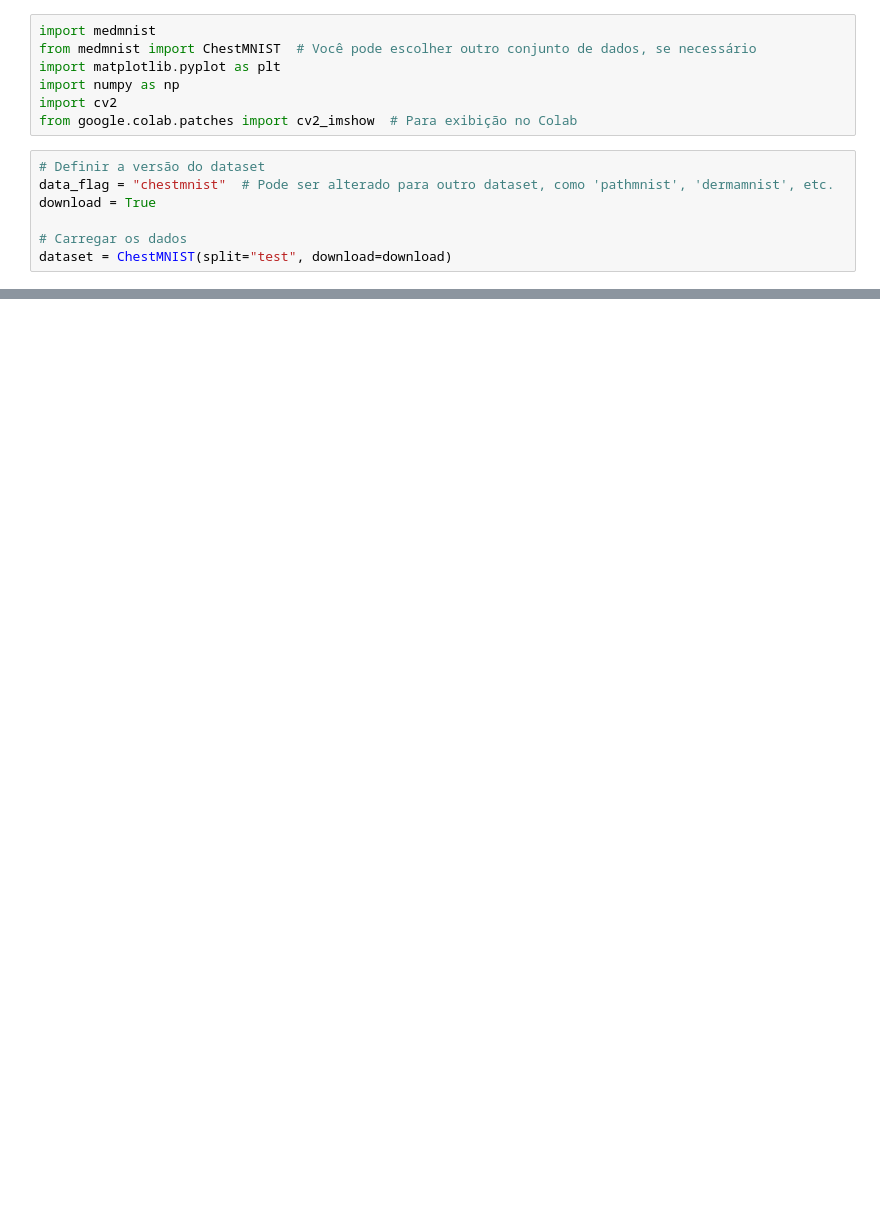
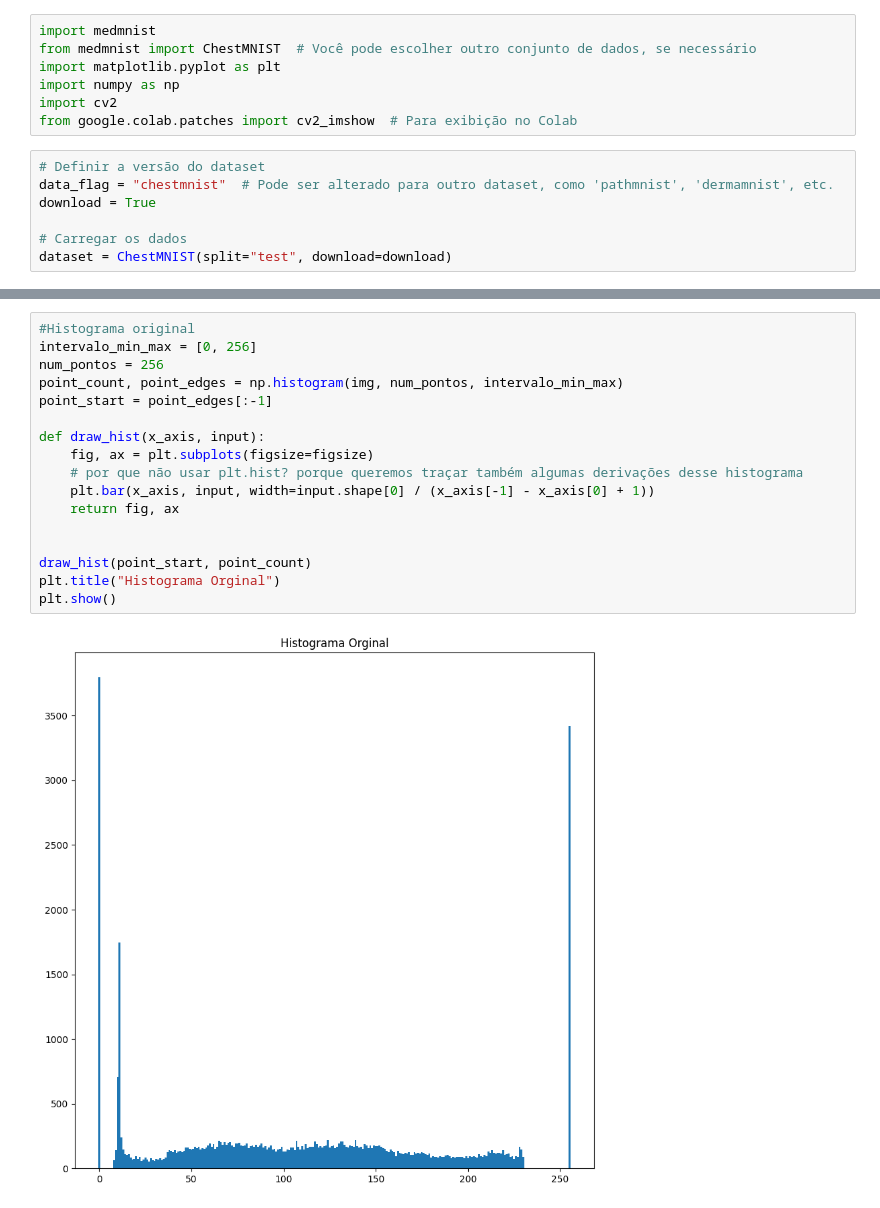
Before and after one commit to Henrique047/PDI_T1, a Jupyter notebook: PDI_T1.ipynb, the cells around one changed output, grey strips where cells are left out. Drawn from its saved outputs; the diff is of its cells as text; blank space fills up the shorter version.

```diff
--- a/PDI_T1.ipynb
+++ b/PDI_T1.ipynb
@@ -97,0 +83,19 @@ Imagem 3 - Label: 0
+# %%
+#Histograma original
+intervalo_min_max = [0, 256]
+num_pontos = 256
+point_count, point_edges = np.histogram(img, num_pontos, intervalo_min_max)
+point_start = point_edges[:-1]
+
+def draw_hist(x_axis, input):
+    fig, ax = plt.subplots(figsize=figsize)
+    # por que não usar plt.hist? porque queremos traçar também algumas derivações desse histograma
+    plt.bar(x_axis, input, width=input.shape[0] / (x_axis[-1] - x_axis[0] + 1))
+    return fig, ax
+
+
+draw_hist(point_start, point_count)
+plt.title("Histograma Orginal")
+plt.show()
+# %% [output]
+[figure, added]
```
Also changed, not shown: parts of 19 cells of this notebook.
